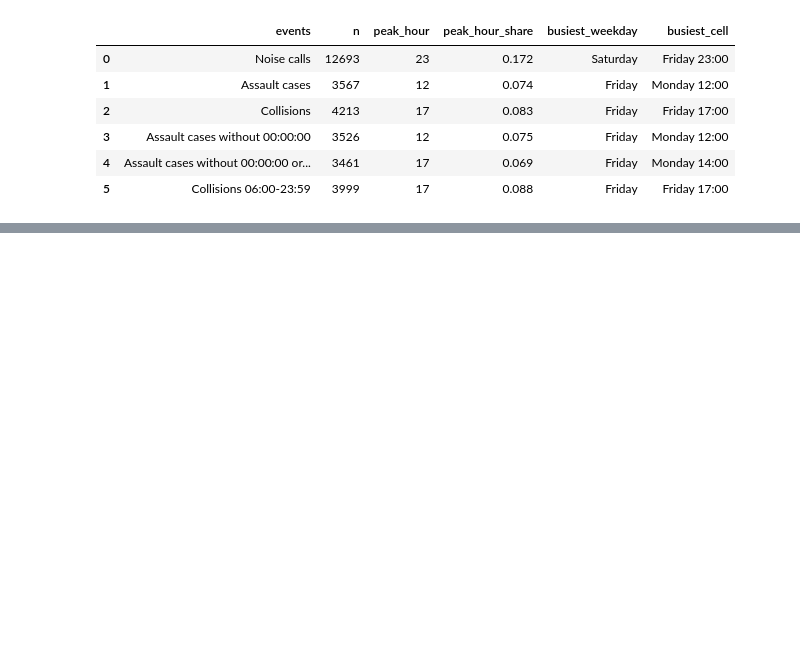
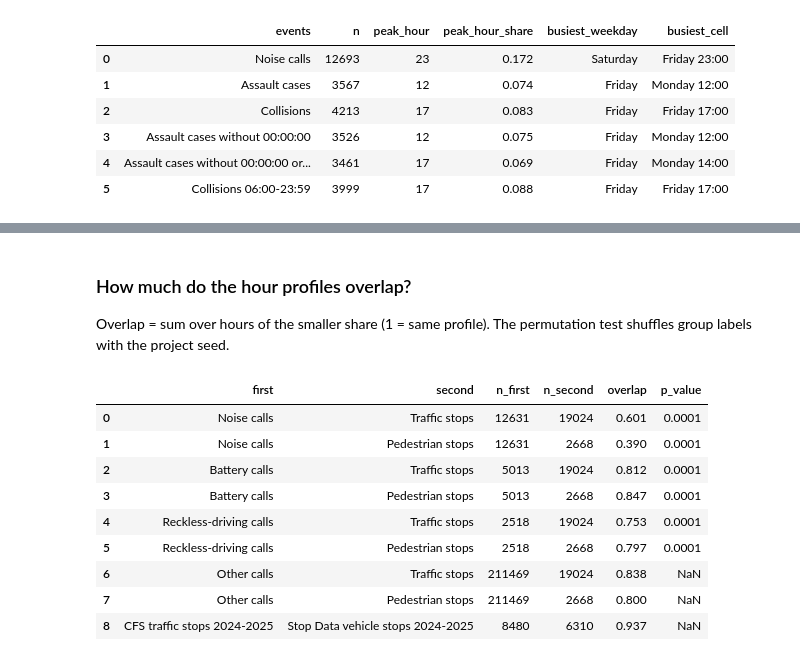
Before and after one commit to UCB-stat159-f26/final-project-team-16, a Jupyter notebook: notebooks/03_clock.ipynb, the cells around one changed output, grey strips where cells are left out. Cells and saved outputs as stored; diff of their text form; code cells hidden in the pictures; blank space fills up the shorter version.

```diff
--- a/notebooks/03_clock.ipynb
+++ b/notebooks/03_clock.ipynb
@@ -190,0 +238,53 @@ a2_peaks
+# %% [markdown]
+### How much do the hour profiles overlap?
+
+Overlap = sum over hours of the smaller share (1 = same profile). The permutation test shuffles group labels with the project seed.
+# %%
+# Every call group against every stop type. "Other calls" has over
+# 200,000 rows, so it gets the overlap only; a test on it would be slow
+# and would flag any small gap anyway
+overlap_rows = []
+for call_name, call_events in a6_calls.items():
+    for stop_name, stop_events in a6_stops.items():
+        row = {
+            "first": call_name,
+            "second": stop_name,
+            "n_first": len(call_events),
+            "n_second": len(stop_events),
+            "overlap": profile_overlap(a6_profiles[call_name], a6_profiles[stop_name]),
+            "p_value": float("nan"),
+        }
+        if call_name != "Other calls":
+            test = overlap_permutation_test(call_events["hour"], stop_events["hour"])
+            row["p_value"] = test["p_value"]
+        overlap_rows.append(row)
+
+# Check: CFS traffic stops against Stop Data vehicle stops, 2024-2025
+cfs_traffic = in_window(a6_stops["Traffic stops"], STOP_YEARS_START, STOP_YEARS_END)
+stop_data = timed_hours(in_window(stops, STOP_YEARS_START, STOP_YEARS_END))
+overlap_rows.append(
+    {
+        "first": "CFS traffic stops 2024-2025",
+        "second": "Stop Data vehicle stops 2024-2025",
+        "n_first": len(cfs_traffic),
+        "n_second": len(stop_data),
+        "overlap": profile_overlap(
+            hourly_profile(cfs_traffic)["all"], hourly_profile(stop_data)["all"]
+        ),
+        "p_value": float("nan"),
+    }
+)
+a6_overlap = pd.DataFrame(overlap_rows).round({"overlap": 3})
+a6_overlap.to_csv(results / "03_a6_overlap.csv", index=False)
+a6_overlap
+# %% [output]
+|  | first | second | n_first | n_second | overlap | p_value |
+| 0 | Noise calls | Traffic stops | 12631 | 19024 | 0.601 | 0.0001 |
+| 1 | Noise calls | Pedestrian stops | 12631 | 2668 | 0.390 | 0.0001 |
+| 2 | Battery calls | Traffic stops | 5013 | 19024 | 0.812 | 0.0001 |
+| 3 | Battery calls | Pedestrian stops | 5013 | 2668 | 0.847 | 0.0001 |
+| 4 | Reckless-driving calls | Traffic stops | 2518 | 19024 | 0.753 | 0.0001 |
+| 5 | Reckless-driving calls | Pedestrian stops | 2518 | 2668 | 0.797 | 0.0001 |
+| 6 | Other calls | Traffic stops | 211469 | 19024 | 0.838 | NaN |
+| 7 | Other calls | Pedestrian stops | 211469 | 2668 | 0.800 | NaN |
+| 8 | CFS traffic stops 2024-2025 | Stop Data vehicle stops 2024-2025 | 8480 | 6310 | 0.937 | NaN |
```
Also changed, not shown: parts of 3 cells of this notebook, 2 other files.
